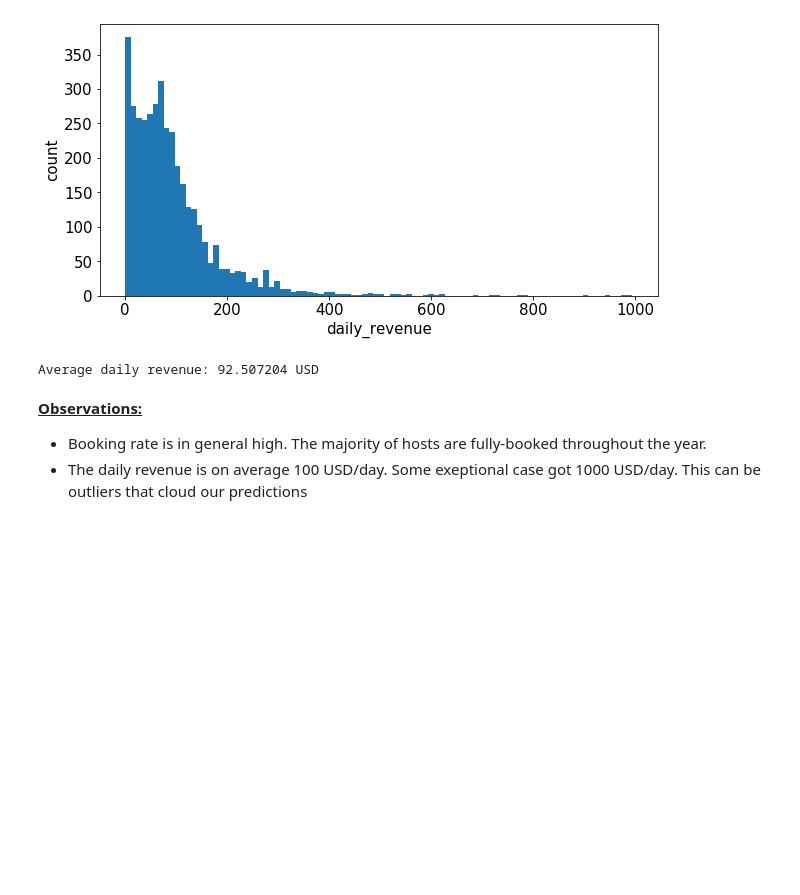
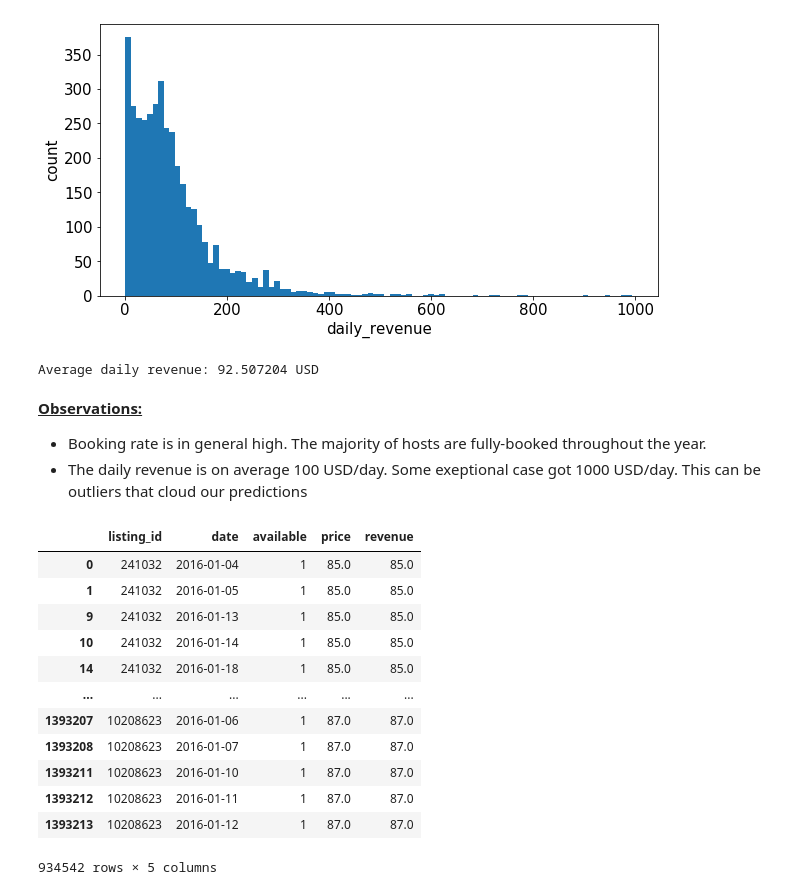
Before and after one commit to vibhutivadje/Predicting_Airbnb_revenue, a Jupyter notebook: Main.ipynb, the cells around one changed output. Saved outputs shown, nothing was run; the diff lists cells and outputs as text; code cells hidden in the pictures; blank space fills up the shorter version.

```diff
--- a/Main.ipynb
+++ b/Main.ipynb
@@ -144,3 +144,21 @@ Average daily revenue: 92.507204 USD
 
 - Booking rate is in general high. The majority of hosts are fully-booked throughout the year.
 - The daily revenue is on average 100 USD/day. Some exeptional case got 1000 USD/day. This can be outliers that cloud our predictions
+# %%
+# Actual average price
+calendar_booked = calendar_df[calendar_df['price']!=0]
+calendar_booked
+# %% [output]
+|  | listing_id | date | available | price | revenue |
+| 0 | 241032 | 2016-01-04 | 1 | 85.0 | 85.0 |
+| 1 | 241032 | 2016-01-05 | 1 | 85.0 | 85.0 |
+| 9 | 241032 | 2016-01-13 | 1 | 85.0 | 85.0 |
+| 10 | 241032 | 2016-01-14 | 1 | 85.0 | 85.0 |
+| 14 | 241032 | 2016-01-18 | 1 | 85.0 | 85.0 |
+| ... | ... | ... | ... | ... | ... |
+| 1393207 | 10208623 | 2016-01-06 | 1 | 87.0 | 87.0 |
+| 1393208 | 10208623 | 2016-01-07 | 1 | 87.0 | 87.0 |
+| 1393211 | 10208623 | 2016-01-10 | 1 | 87.0 | 87.0 |
+| 1393212 | 10208623 | 2016-01-11 | 1 | 87.0 | 87.0 |
+| 1393213 | 10208623 | 2016-01-12 | 1 | 87.0 | 87.0 |
+934542 rows × 5 columns
```
Also changed, not shown: parts of 4 cells of this notebook.
